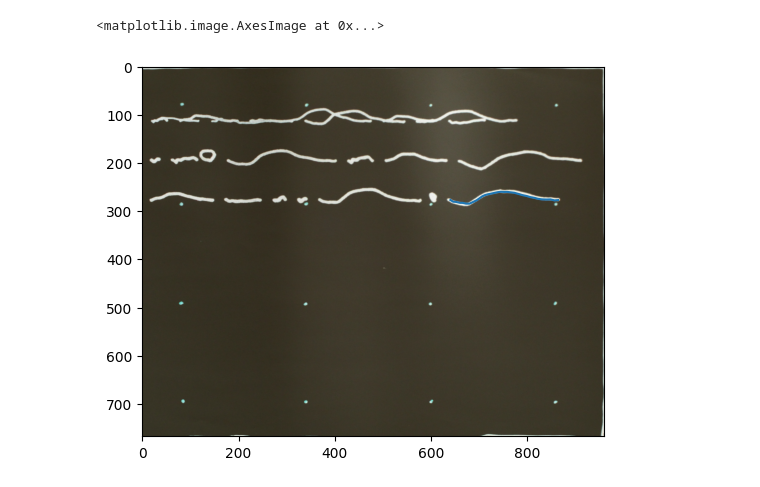
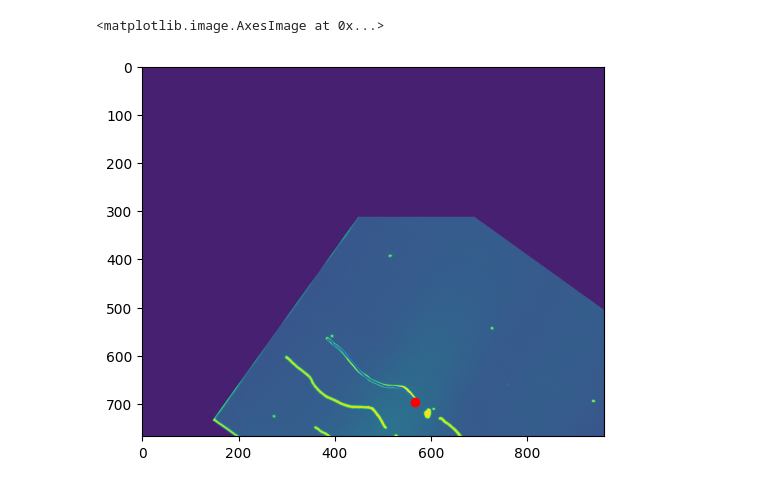
Before and after one commit to cmubig/Frida, a Jupyter notebook: src/stroke_model_comparisons/train.ipynb, the cells around one changed output. Cells and saved outputs as stored; diff of their text form; code cells hidden in the pictures.

Commit message:
random shifts and rotations

```diff
--- a/src/stroke_model_comparisons/train.ipynb
+++ b/src/stroke_model_comparisons/train.ipynb
@@ -48,6 +50,8 @@ for b in brush_strokes:
 
 canvases_before = torch.from_numpy(canvases_before).float().nan_to_num()
 canvases_after = torch.from_numpy(canvases_after).float().nan_to_num()
+canvases_before = torch.mean(canvases_before, dim=3)
+canvases_after = torch.mean(canvases_after, dim=3)
 
 with open(os.path.join(cache_dir, 'stroke_library', 'stroke_settings_during_library.json'), 'r') as f:
     settings = json.load(f)
@@ -55,24 +59,71 @@ with open(os.path.join(cache_dir, 'stroke_library', 'stroke_settings_during_libr
     CANVAS_HEIGHT_M = settings['CANVAS_HEIGHT_M']
 
 paths = []
+starts = []
 for b in brush_strokes:
     path = b.get_path()[:,:2]
     path = torch.flip(path, dims=(1,))
     path[:, 0] *= -1
-    path[:, 0] /= CANVAS_HEIGHT_M
-    path[:, 1] /= CANVAS_WIDTH_M
-    path[:, 0] += b.yt
-    path[:, 1] += b.xt
+    starts.append([b.yt, b.xt])
     paths.append(path.detach())
+starts = torch.tensor(starts)
 paths = torch.stack(paths, dim=0)
-# %%
-idx = 18
-h, w, _ = canvases_after[idx].shape
-path = paths[idx]
-path = torch.flip(path, dims=(1,))
-# plot the path
-plt.plot(path[:, 0]*w, path[:, 1]*h)
-plt.imshow(canvases_after[idx])
-# %% [output]
-<matplotlib.image.AxesImage at 0x...>
-[figure, removed]
+# %%
+def shift_image(X, dx, dy):
+    X = np.roll(X, dy, axis=0)
+    X = np.roll(X, dx, axis=1)
+    if dy>0:
+        X[:dy, :] = 0
+    elif dy<0:
+        X[dy:, :] = 0
+    if dx>0:
+        X[:, :dx] = 0
+    elif dx<0:
+        X[:, dx:] = 0
+    return X
+
+def random_shift_and_rotate(path, start, canvas_before, canvas_after):
+    path = path.clone().numpy()
+    start = start.clone().numpy()
+    canvas_before = canvas_before.clone().numpy()
+    canvas_after = canvas_after.clone().numpy()
+
+    # Shift canvas to middle
+    shift = 0.5 - start
+    h, w = canvas_before.shape
+    canvas_shift = np.array([shift[0] * h, shift[1] * w])
+    canvas_shift = np.round(canvas_shift).astype(int)
+    canvas_before = shift_image(canvas_before, canvas_shift[1], canvas_shift[0])
+    canvas_after = shift_image(canvas_after, canvas_shift[1], canvas_shift[0])
+
+    # Rotate everything
+    theta = np.random.uniform(-np.pi, np.pi)
+    mat = np.array([[np.cos(theta), -np.sin(theta)], [np.sin(theta), np.cos(theta)]])
+    path = path @ mat.T
+    path[:, 0] /= CANVAS_HEIGHT_M
+    path[:, 1] /= CANVAS_WIDTH_M
+    path += 0.5
+    canvas_before = ndimage.rotate(canvas_before, np.rad2deg(theta), reshape=False)
+    canvas_after = ndimage.rotate(canvas_after, np.rad2deg(theta), reshape=False)
+
+    # Translate by random amount
+    shift = np.random.uniform(-0.5, 0.5, size=2)
+    path += shift
+    canvas_shift = np.array([shift[0] * h, shift[1] * w])
+    canvas_shift = np.round(canvas_shift).astype(int)
+    canvas_before = shift_image(canvas_before, canvas_shift[1], canvas_shift[0])
+    canvas_after = shift_image(canvas_after, canvas_shift[1], canvas_shift[0])
+
+    return path, canvas_before, canvas_after
+
+idx = 18
+path, canvas_before, canvas_after = random_shift_and_rotate(paths[idx], starts[idx], canvases_before[idx], canvases_after[idx])
+h, w = canvas_after.shape
+path = np.flip(path, axis=1)
+plt.plot(path[:, 0]*w, path[:, 1]*h)
+# plot dot at path[0]
+plt.plot(path[0, 0]*w, path[0, 1]*h, 'ro')
+plt.imshow(canvas_after)
+# %% [output]
+<matplotlib.image.AxesImage at 0x...>
+[figure, added]
```
Also changed, not shown: parts of 1 cell of this notebook.
